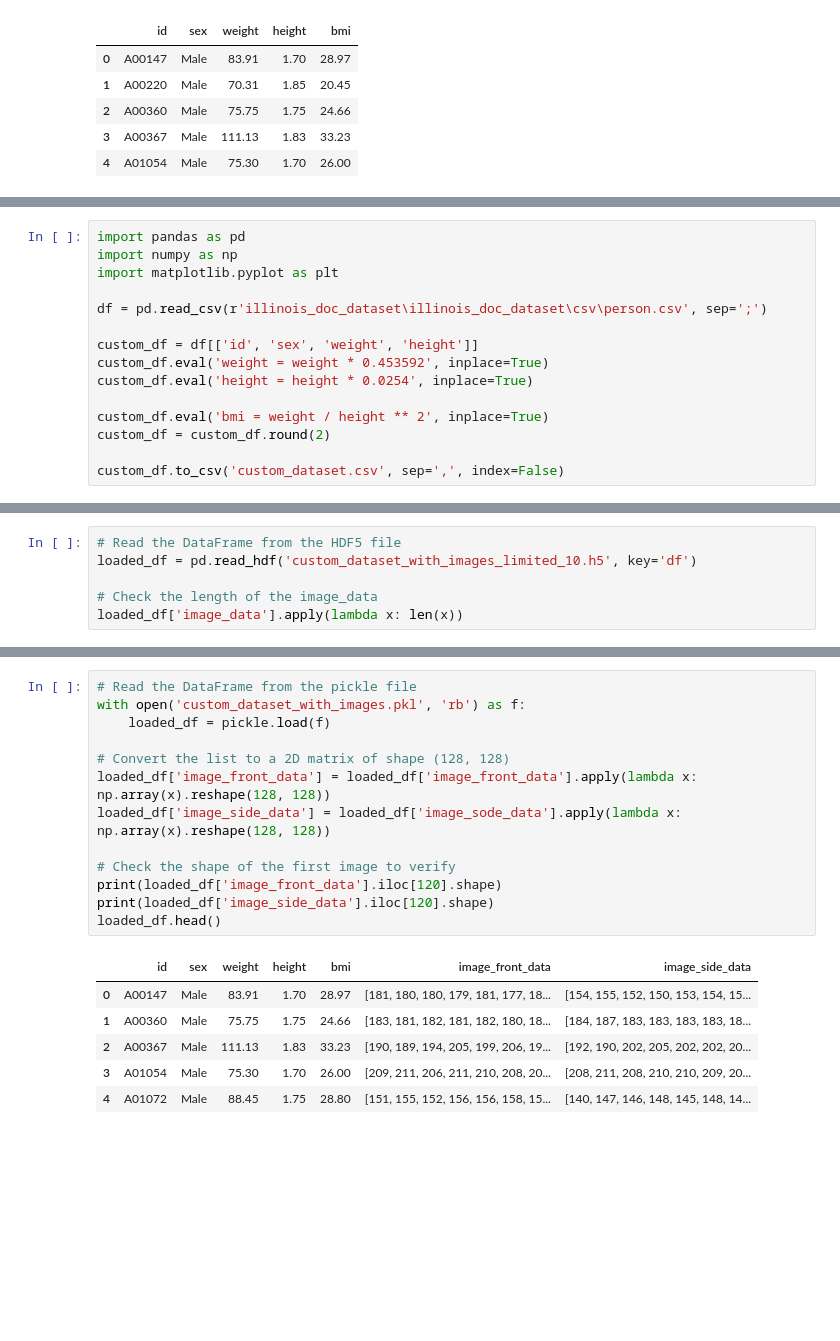
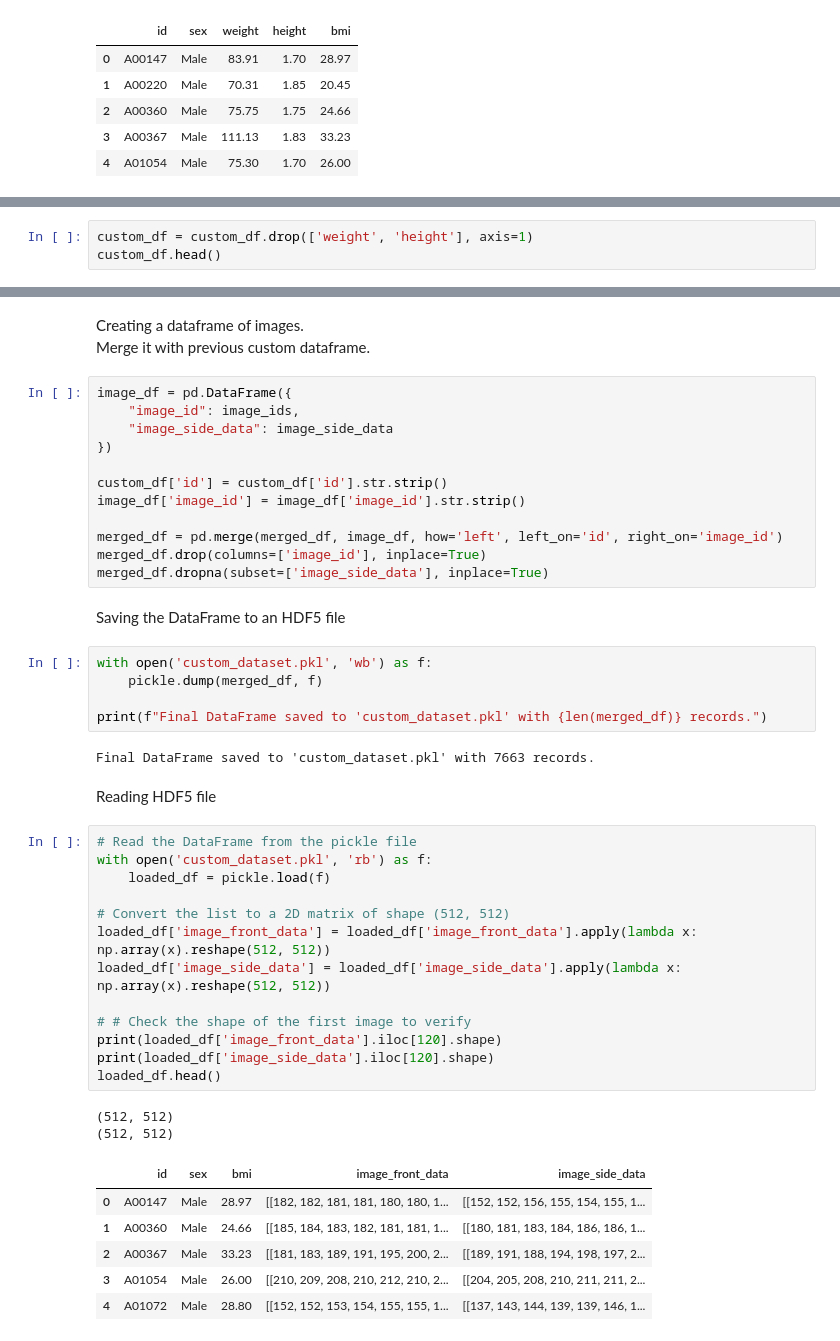
Before and after one commit to PranaavPrasad/PRML_Project, a Jupyter notebook: custom_dataset.ipynb, the cells around one changed output, grey strips where cells are left out. Drawn from its saved outputs; the diff is of its cells as text; blank space fills up the shorter version.

Commit message:
Adding custom dataset

```diff
--- a/custom_dataset.ipynb
+++ b/custom_dataset.ipynb
@@ -62,15 +65,0 @@ custom_df.to_csv('custom_dataset.csv', sep=',', index=False)
-# %%
-import pandas as pd
-import numpy as np
-import matplotlib.pyplot as plt
-
-df = pd.read_csv(r'illinois_doc_dataset\illinois_doc_dataset\csv\person.csv', sep=';')
-
-custom_df = df[['id', 'sex', 'weight', 'height']]
-custom_df.eval('weight = weight * 0.453592', inplace=True)
-custom_df.eval('height = height * 0.0254', inplace=True)
-
-custom_df.eval('bmi = weight / height ** 2', inplace=True)
-custom_df = custom_df.round(2)
-
-custom_df.to_csv('custom_dataset.csv', sep=',', index=False)
@@ -174,6 +65,0 @@ map directly to c-types [inferred_type->mixed,key->block1_values] [items->Index(
-# %%
-# Read the DataFrame from the HDF5 file
-loaded_df = pd.read_hdf('custom_dataset_with_images_limited_10.h5', key='df')
-
-# Check the length of the image_data
-loaded_df['image_data'].apply(lambda x: len(x))
@@ -353,0 +68,3 @@ Final DataFrame saved to 'custom_dataset_with_images_limited_10.pkl' with 60141
+# %%
+custom_df = custom_df.drop(['weight', 'height'], axis=1)
+custom_df.head()
@@ -354,20 +231,48 @@ Final DataFrame saved to 'custom_dataset_with_images_limited_10.pkl' with 60141
+# %% [markdown]
+Creating a dataframe of images.<br>
+Merge it with previous custom dataframe.<br>
+# %%
+image_df = pd.DataFrame({
+    "image_id": image_ids,
+    "image_side_data": image_side_data
+})
+
+custom_df['id'] = custom_df['id'].str.strip()
+image_df['image_id'] = image_df['image_id'].str.strip()
+
+merged_df = pd.merge(merged_df, image_df, how='left', left_on='id', right_on='image_id')
+merged_df.drop(columns=['image_id'], inplace=True)
+merged_df.dropna(subset=['image_side_data'], inplace=True)
+# %% [markdown]
+Saving the DataFrame to an HDF5 file
+# %%
+with open('custom_dataset.pkl', 'wb') as f:
+    pickle.dump(merged_df, f)
+
+print(f"Final DataFrame saved to 'custom_dataset.pkl' with {len(merged_df)} records.")
+# %% [output]
+Final DataFrame saved to 'custom_dataset.pkl' with 7663 records.
+# %% [markdown]
+Reading HDF5 file
 # %%
 # Read the DataFrame from the pickle file
-with open('custom_dataset_with_images.pkl', 'rb') as f:
+with open('custom_dataset.pkl', 'rb') as f:
     loaded_df = pickle.load(f)
 
-# Convert the list to a 2D matrix of shape (128, 128)
-loaded_df['image_front_data'] = loaded_df['image_front_data'].apply(lambda x: np.array(x).reshape(128, 128))
-loaded_df['image_side_data'] = loaded_df['image_sode_data'].apply(lambda x: np.array(x).reshape(128, 128))
+# Convert the list to a 2D matrix of shape (512, 512)
+loaded_df['image_front_data'] = loaded_df['image_front_data'].apply(lambda x: np.array(x).reshape(512, 512))
+loaded_df['image_side_data'] = loaded_df['image_side_data'].apply(lambda x: np.array(x).reshape(512, 512))
 
-# Check the shape of the first image to verify
+# # Check the shape of the first image to verify
 print(loaded_df['image_front_data'].iloc[120].shape)
 print(loaded_df['image_side_data'].iloc[120].shape)
 loaded_df.head()
 # %% [output]
+(512, 512)
+(512, 512)
-|  | id | sex | weight | height | bmi | image_front_data | image_side_data |
-| 0 | A00147 | Male | 83.91 | 1.70 | 28.97 | [181, 180, 180, 179, 181, 177, 18... | [154, 155, 152, 150, 153, 154, 15... |
-| 1 | A00360 | Male | 75.75 | 1.75 | 24.66 | [183, 181, 182, 181, 182, 180, 18... | [184, 187, 183, 183, 183, 183, 18... |
-| 2 | A00367 | Male | 111.13 | 1.83 | 33.23 | [190, 189, 194, 205, 199, 206, 19... | [192, 190, 202, 205, 202, 202, 20... |
-| 3 | A01054 | Male | 75.30 | 1.70 | 26.00 | [209, 211, 206, 211, 210, 208, 20... | [208, 211, 208, 210, 210, 209, 20... |
-| 4 | A01072 | Male | 88.45 | 1.75 | 28.80 | [151, 155, 152, 156, 156, 158, 15... | [140, 147, 146, 148, 145, 148, 14... |
+|  | id | sex | bmi | image_front_data | image_side_data |
+| 0 | A00147 | Male | 28.97 | [[182, 182, 181, 181, 180, 180, 1... | [[152, 152, 156, 155, 154, 155, 1... |
+| 1 | A00360 | Male | 24.66 | [[185, 184, 183, 182, 181, 181, 1... | [[180, 181, 183, 184, 186, 186, 1... |
+| 2 | A00367 | Male | 33.23 | [[181, 183, 189, 191, 195, 200, 2... | [[189, 191, 188, 194, 198, 197, 2... |
+| 3 | A01054 | Male | 26.00 | [[210, 209, 208, 210, 212, 210, 2... | [[204, 205, 208, 210, 211, 211, 2... |
+| 4 | A01072 | Male | 28.80 | [[152, 152, 153, 154, 155, 155, 1... | [[137, 143, 144, 139, 139, 146, 1... |
```
Also changed, not shown: parts of 21 cells of this notebook, 2 other files.
